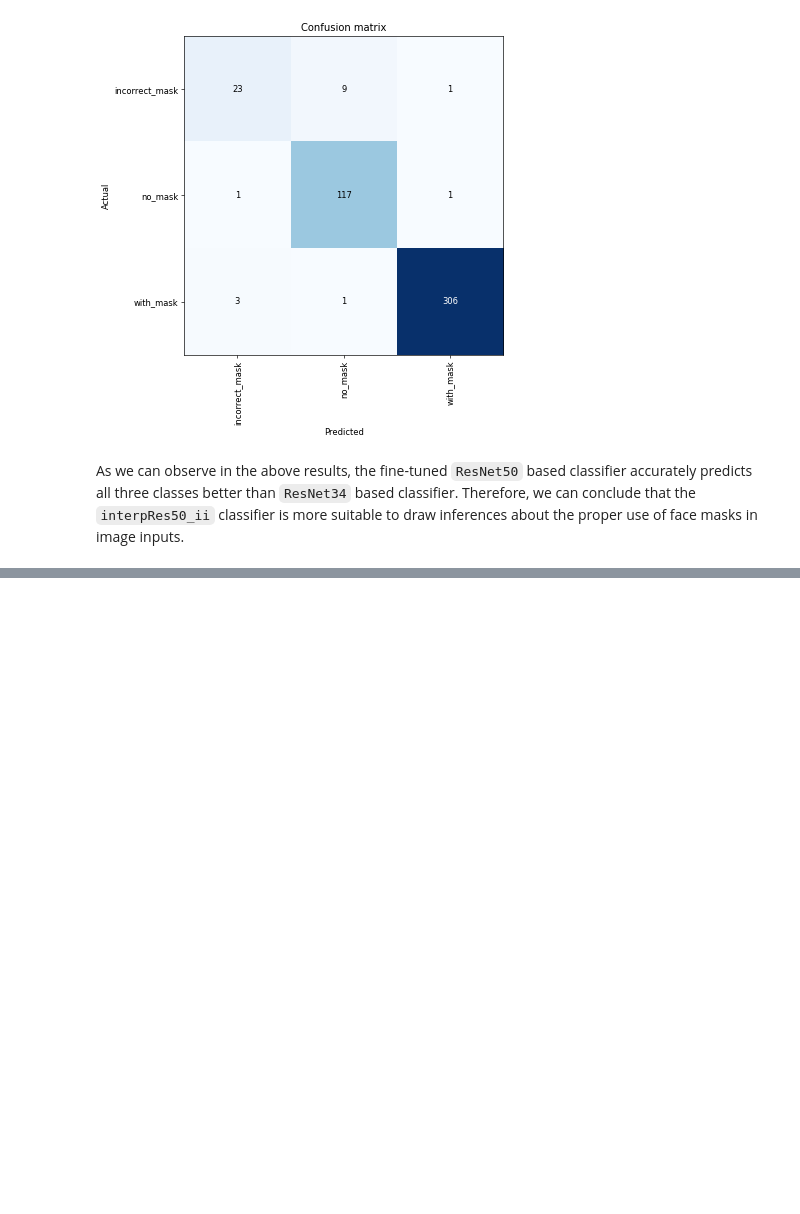
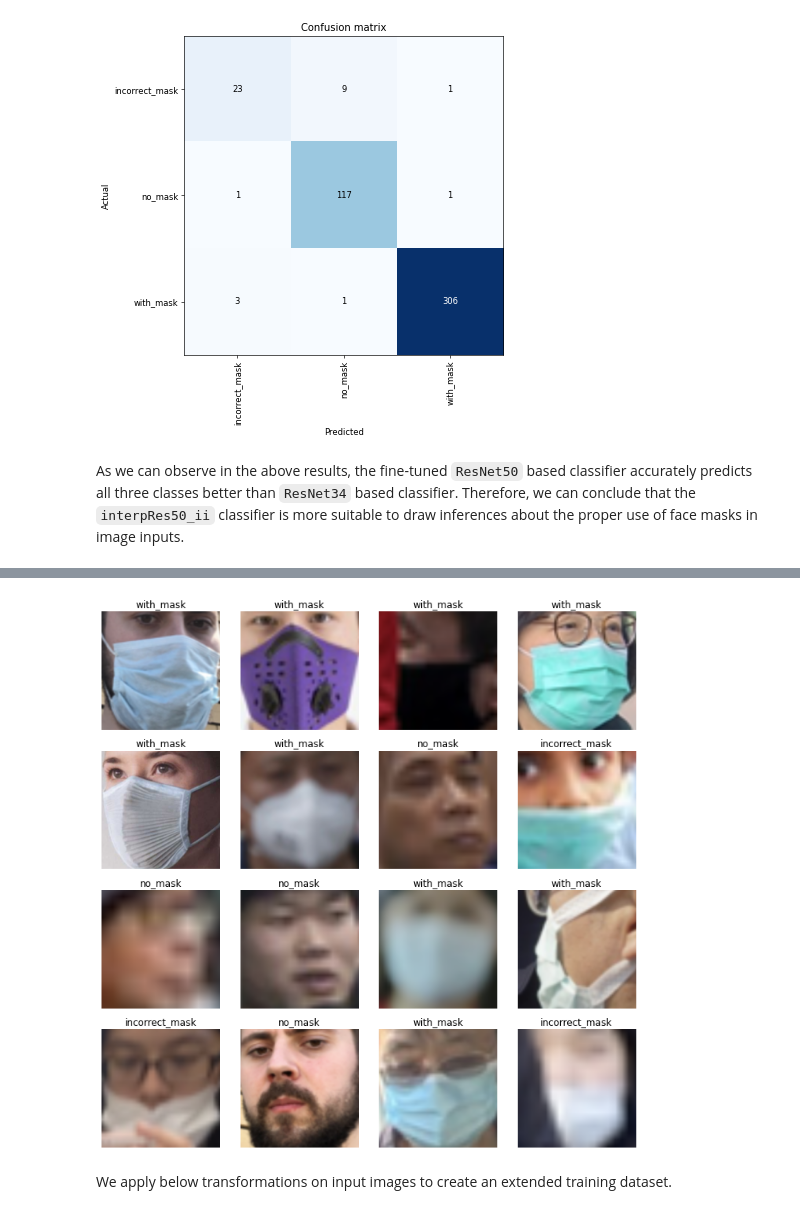
Before and after one commit to PandulaP/personal-projects, a Jupyter notebook: Face Mask Detector/face_mask_detection_classifier.ipynb, the cells around one changed output, grey strips where cells are left out. Cells and saved outputs as stored; diff of their text form; code cells hidden in the pictures; blank space fills up the shorter version.

Commit message:
updated analysis with data augmentation and kernel tests

```diff
--- a/Face Mask Detector/face_mask_detection_classifier.ipynb
+++ b/Face Mask Detector/face_mask_detection_classifier.ipynb
@@ -273,0 +271,16 @@ As we can observe in the above results, the fine-tuned `ResNet50` based classifi
+# %%
+np.random.seed(16) # to guarantee that the same validation set
+bs = 32 # batch size to sample
+
+data_no_aug = ImageDataBunch.from_folder(path + image_path
+                                  , valid_pct=0.25
+                                  , size=200
+                                  , bs=bs
+                                  , seed =  16
+                                  ).normalize(imagenet_stats)
+
+data_no_aug.show_batch(rows=4, figsize=(10,10))
+# %% [output]
+[figure, added]
+# %% [markdown]
+We apply below transformations on input images to create an extended training dataset.
```
Also changed, not shown: parts of 46 cells of this notebook.
